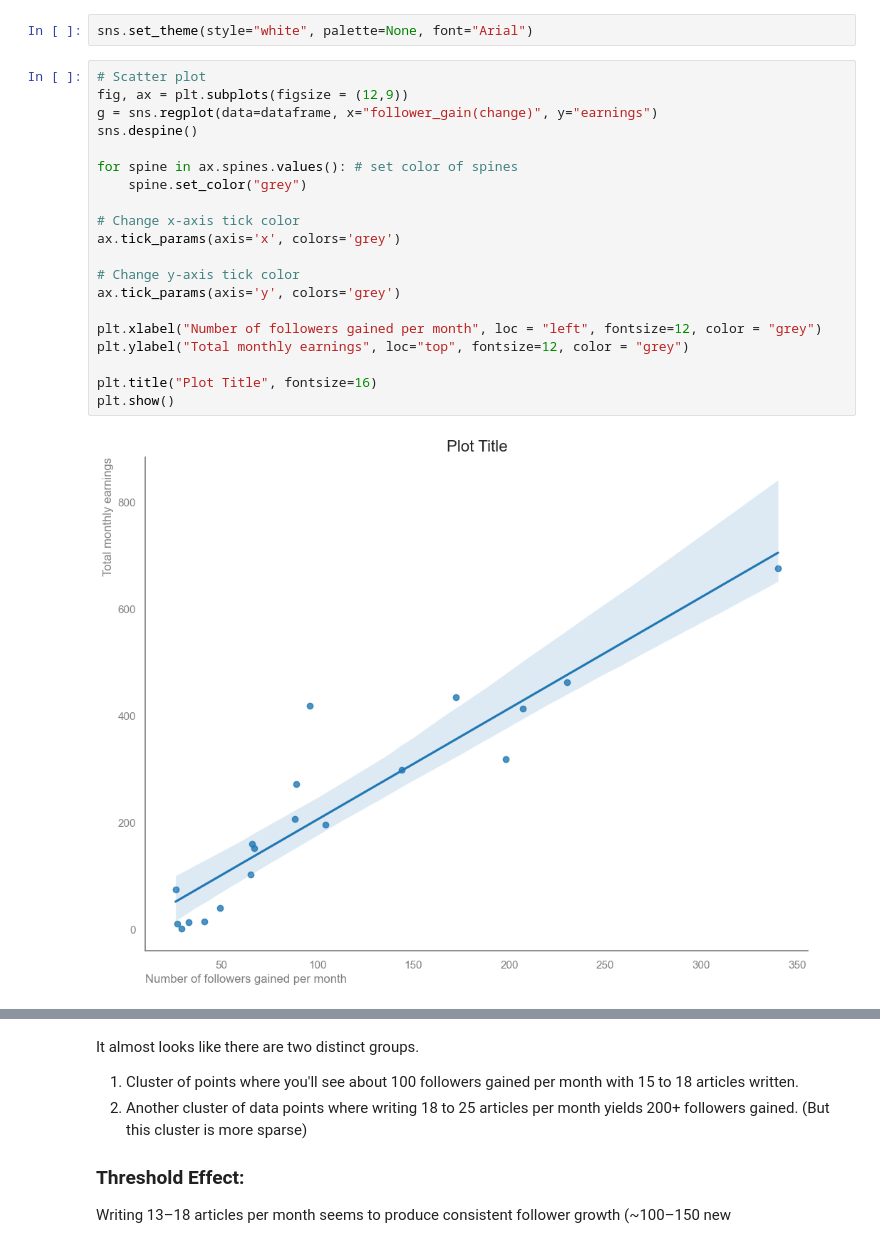
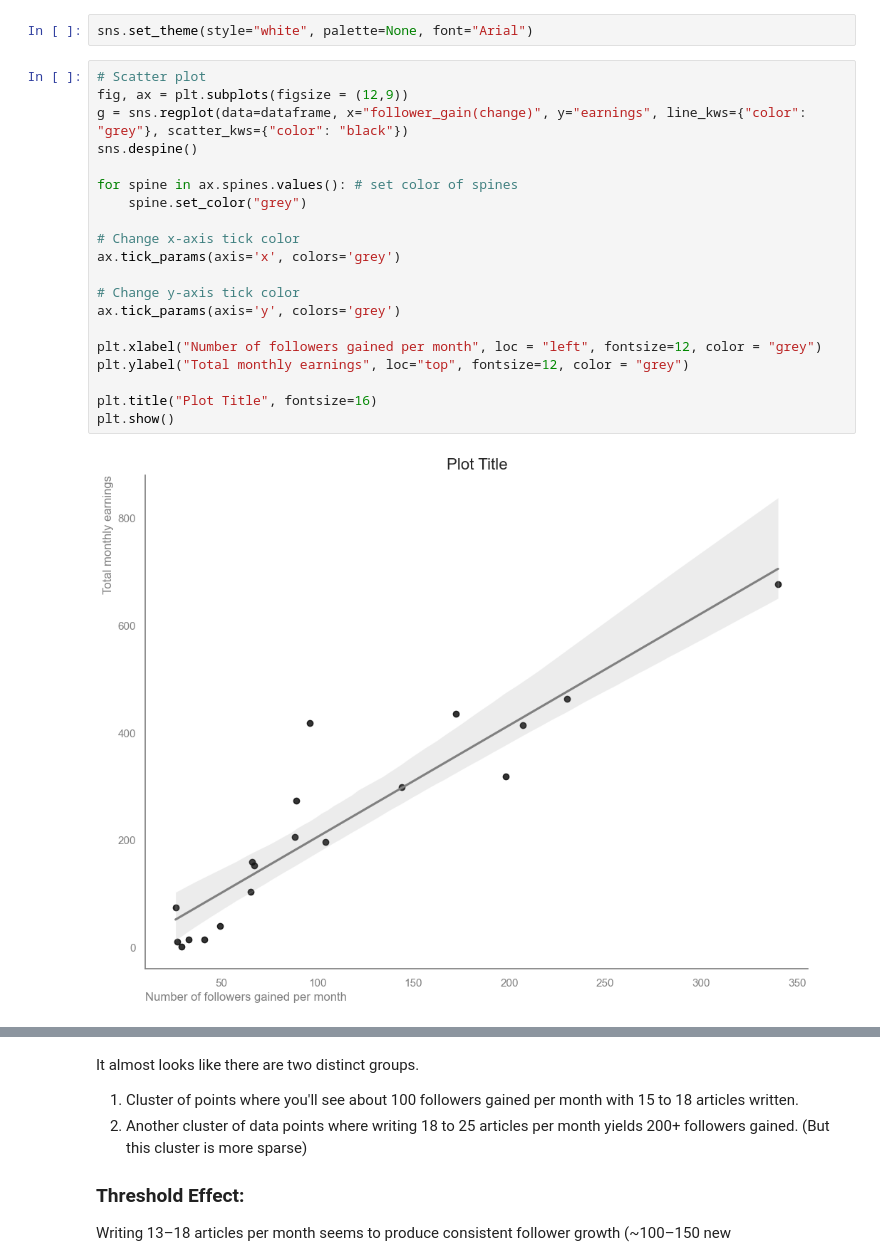
Before and after one commit to paul-trood/medium_earnings, a Jupyter notebook: 02_data_analysis.ipynb, the cells around one changed output, grey strips where cells are left out. Cells and saved outputs as stored; diff of their text form.

```diff
--- a/02_data_analysis.ipynb
+++ b/02_data_analysis.ipynb
@@ -221,25 +242,25 @@ sns.set_theme(style="white", palette=None, font="Arial")
 # %%
 # Scatter plot
 fig, ax = plt.subplots(figsize = (12,9))
-g = sns.regplot(data=dataframe, x="follower_gain(change)", y="earnings")
+g = sns.regplot(data=dataframe, x="follower_gain(change)", y="earnings", line_kws={"color": "grey"}, scatter_kws={"color": "black"})
 sns.despine()
 
 for spine in ax.spines.values(): # set color of spines
     spine.set_color("grey")
 
 # Change x-axis tick color
 ax.tick_params(axis='x', colors='grey')
 
 # Change y-axis tick color
 ax.tick_params(axis='y', colors='grey')
 
 plt.xlabel("Number of followers gained per month", loc = "left", fontsize=12, color = "grey")
 plt.ylabel("Total monthly earnings", loc="top", fontsize=12, color = "grey")
 
 plt.title("Plot Title", fontsize=16)
 plt.show()
 # %% [output]
-[figure, old version]
+[figure, new version]
 # %%
 # Scatter plot
 fig, ax = plt.subplots(figsize = (12,9))
```
Also changed, not shown: parts of 8 cells of this notebook, 3 other files.
